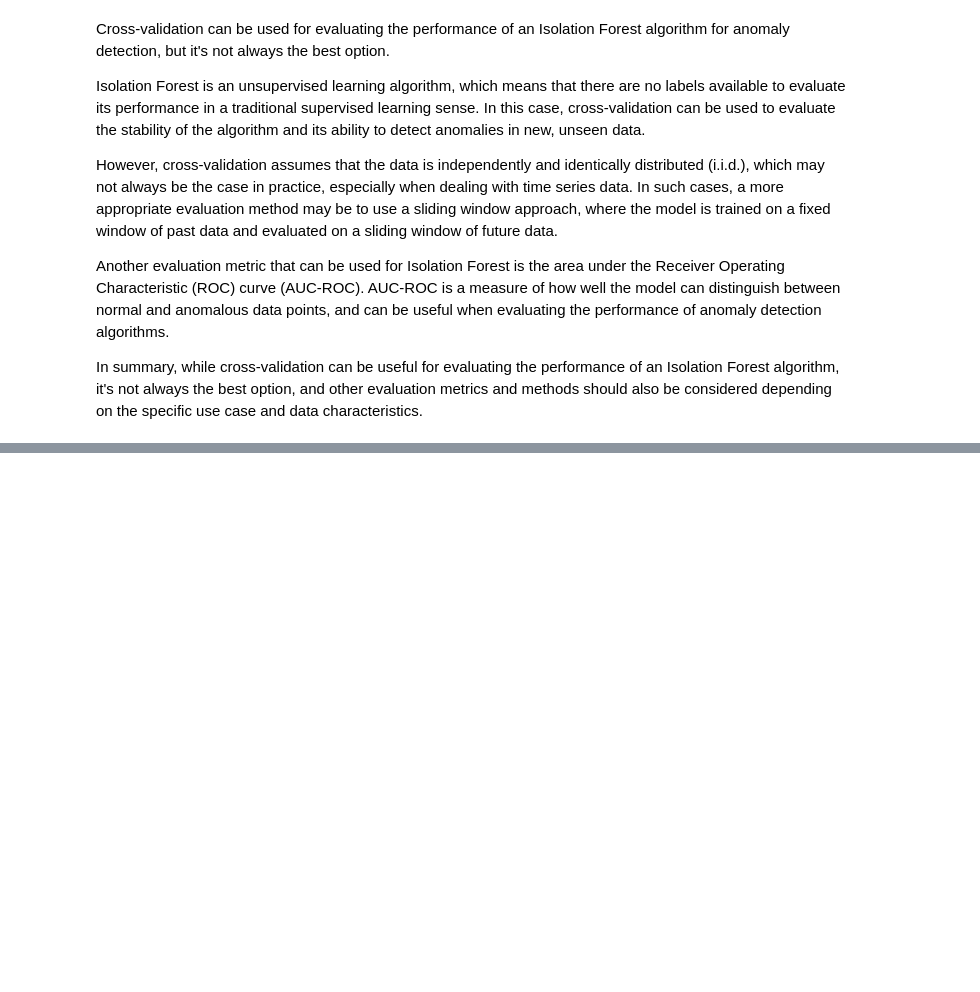
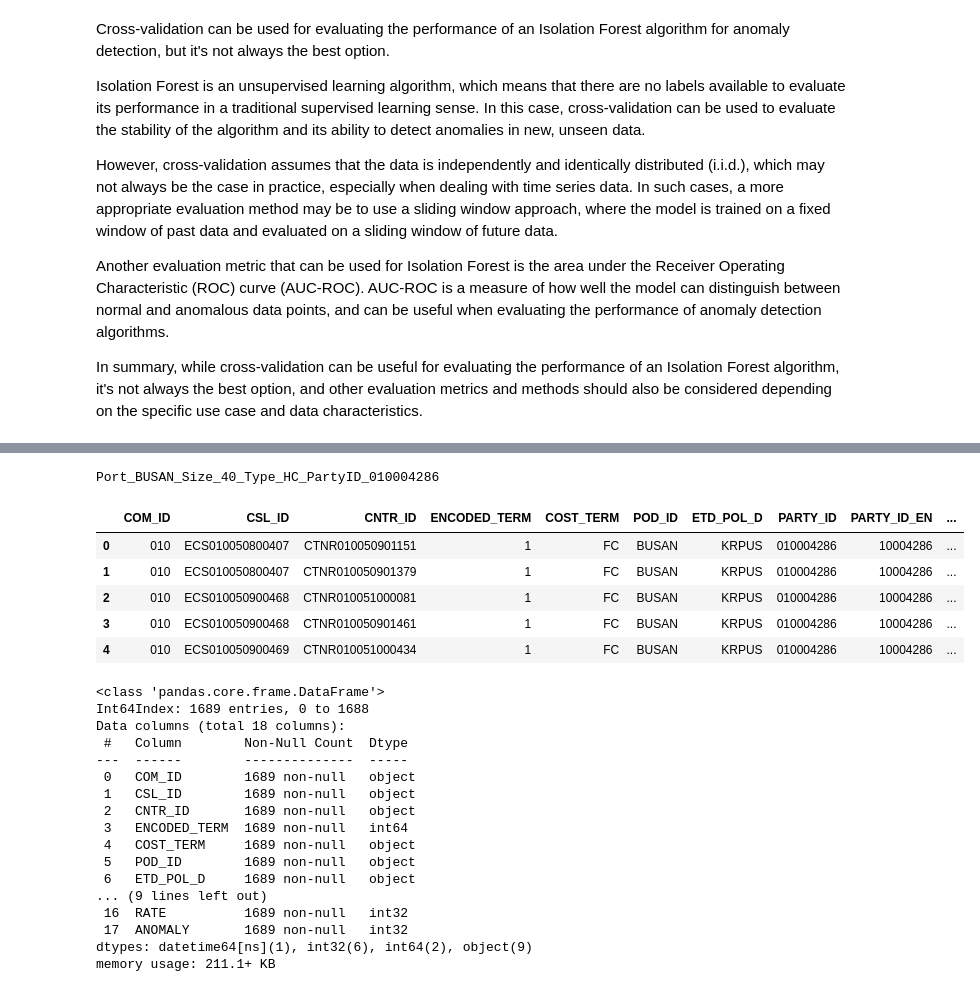
Before and after one commit to aloysiuswjw/Cost-Rate-Analysis, a Jupyter notebook: train_anomaly_model.ipynb, the cells around one changed output, grey strips where cells are left out. Drawn from its saved outputs; the diff is of its cells as text; code cells hidden in the pictures; blank space fills up the shorter version.

```diff
--- a/train_anomaly_model.ipynb
+++ b/train_anomaly_model.ipynb
@@ -76,0 +196,20 @@ print(len(list(df_ids)))
+# %%
+# Get a dictionary with key and number of rows for each dataframe in filtered_dataframes
+key_row_counts = {key: len(filtered_dataframes[key]) for key in filtered_dataframes}
+
+# Sort the key_row_counts dictionary by value (number of rows) in descending order
+sorted_key_row_counts = sorted(key_row_counts.items(), key=lambda item: item[1], reverse=True)
+print(sorted_key_row_counts)
+
+# Get the top 5 keys with the most rows
+top_5_keys_tuple = sorted_key_row_counts[:5]
+print(top_5_keys_tuple)
+
+# Create a dictionary with the top 5 keys and their corresponding dataframes (with up to 5 rows per dataframe)
+filtered_dataframes_subset = {}
+
+for key, row_count in top_5_keys_tuple:
+    filtered_dataframes_subset[key] = filtered_dataframes[key][:5]
+    print(f"Number of rows in {key}: {row_count}")
+
+print(filtered_dataframes_subset.keys())
@@ -83,18 +231,26 @@ Testing key
 # %% [markdown]
 <h4>Training Isolation Forest with all historical data for anomaly</h4>
 # %%
-def train_and_evaluate_models(filtered_dataframes):
+def train_and_evaluate_models(filtered_dataframes_subset):
+
     # Initialize a dictionary to store the trained models and their evaluation scores
     trained_models = {}
     scores = {}
 
     # Train an IsolationForest model on each dataframe and evaluate its performance using cross-validation
-    for key, group in filtered_dataframes.items():
+    for key, group in filtered_dataframes_subset.items():
+        print(key)
+
         # Create an IsolationForest model
         model = IsolationForest(n_estimators=100, contamination='auto', random_state=42)
 
         # Evaluate the model using cross-validation
-        scores[key] = cross_val_score(model, group[['RATE']], cv=5, scoring='f1_macro')
+        n_splits = max(min([len(group)-1 for group in filtered_dataframes_subset.values()]), 2)
+        if n_splits == 0:
+            scores[key] = 0
+            continue
+        score = cross_val_score(model, group[['RATE']], cv=n_splits, scoring='roc_auc').mean()
+        scores[key] = score
 
         # Fit the model to the dataframe
         model.fit(group[['RATE']])
@@ -105,9 +261,10 @@ def train_and_evaluate_models(filtered_dataframes):
     # Select the model with the highest evaluation score
     best_model_key = max(scores, key=scores.get)
     best_model = trained_models[best_model_key]
+    print(best_model_key)
 
     # Return the best model
-    return best_model
+    return best_model_key, best_model
 # %% [markdown]
 Cross-validation can be used for evaluating the performance of an Isolation Forest algorithm for anomaly detection, but it's not always the best option.
 
@@ -122,0 +372,30 @@ trained_model = train_isolation_forest(filtered_dataframes)
+# %%
+print(best_model_key)
+df_best_key = filtered_dataframes[best_model_key]
+df_best_key.head()
+df_best_key.info()
+# %% [output]
+Port_BUSAN_Size_40_Type_HC_PartyID_010004286
+|  | COM_ID | CSL_ID | CNTR_ID | ENCODED_TERM | COST_TERM | POD_ID | ETD_POL_D | PARTY_ID | PARTY_ID_EN | ... |
+| 0 | 010 | ECS010050800407 | CTNR010050901151 | 1 | FC | BUSAN | KRPUS | 010004286 | 10004286 | ... |
+| 1 | 010 | ECS010050800407 | CTNR010050901379 | 1 | FC | BUSAN | KRPUS | 010004286 | 10004286 | ... |
+| 2 | 010 | ECS010050900468 | CTNR010051000081 | 1 | FC | BUSAN | KRPUS | 010004286 | 10004286 | ... |
+| 3 | 010 | ECS010050900468 | CTNR010050901461 | 1 | FC | BUSAN | KRPUS | 010004286 | 10004286 | ... |
+| 4 | 010 | ECS010050900469 | CTNR010051000434 | 1 | FC | BUSAN | KRPUS | 010004286 | 10004286 | ... |
+<class 'pandas.core.frame.DataFrame'>
+Int64Index: 1689 entries, 0 to 1688
+Data columns (total 18 columns):
+ #   Column        Non-Null Count  Dtype
+---  ------        --------------  -----
+ 0   COM_ID        1689 non-null   object
+ 1   CSL_ID        1689 non-null   object
+ 2   CNTR_ID       1689 non-null   object
+ 3   ENCODED_TERM  1689 non-null   int64
+ 4   COST_TERM     1689 non-null   object
+ 5   POD_ID        1689 non-null   object
+ 6   ETD_POL_D     1689 non-null   object
+... (9 lines left out)
+ 16  RATE          1689 non-null   int32
+ 17  ANOMALY       1689 non-null   int32
+dtypes: datetime64[ns](1), int32(6), int64(2), object(9)
+memory usage: 211.1+ KB
```
Also changed, not shown: parts of 13 cells of this notebook, 2 other files.
